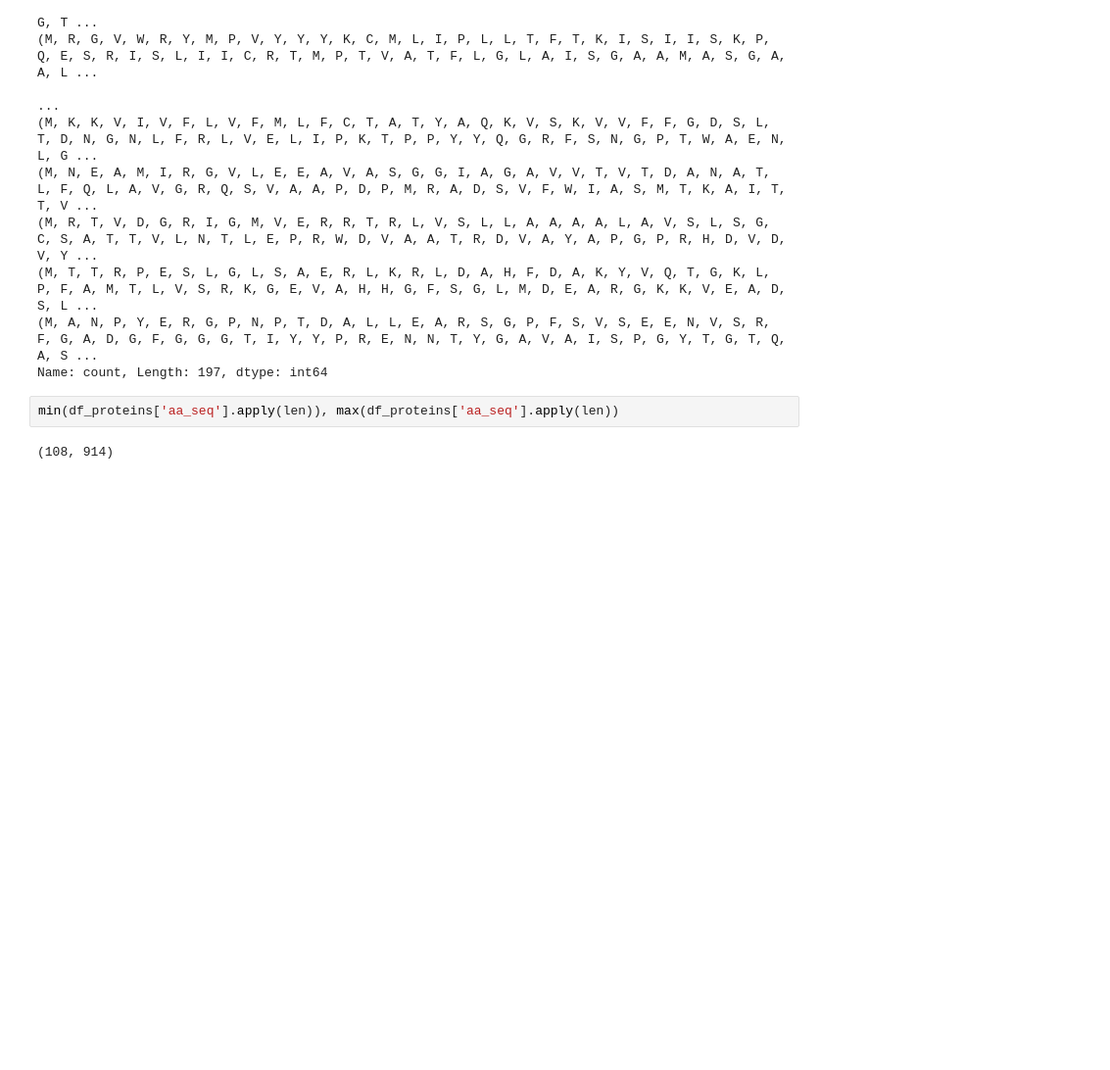
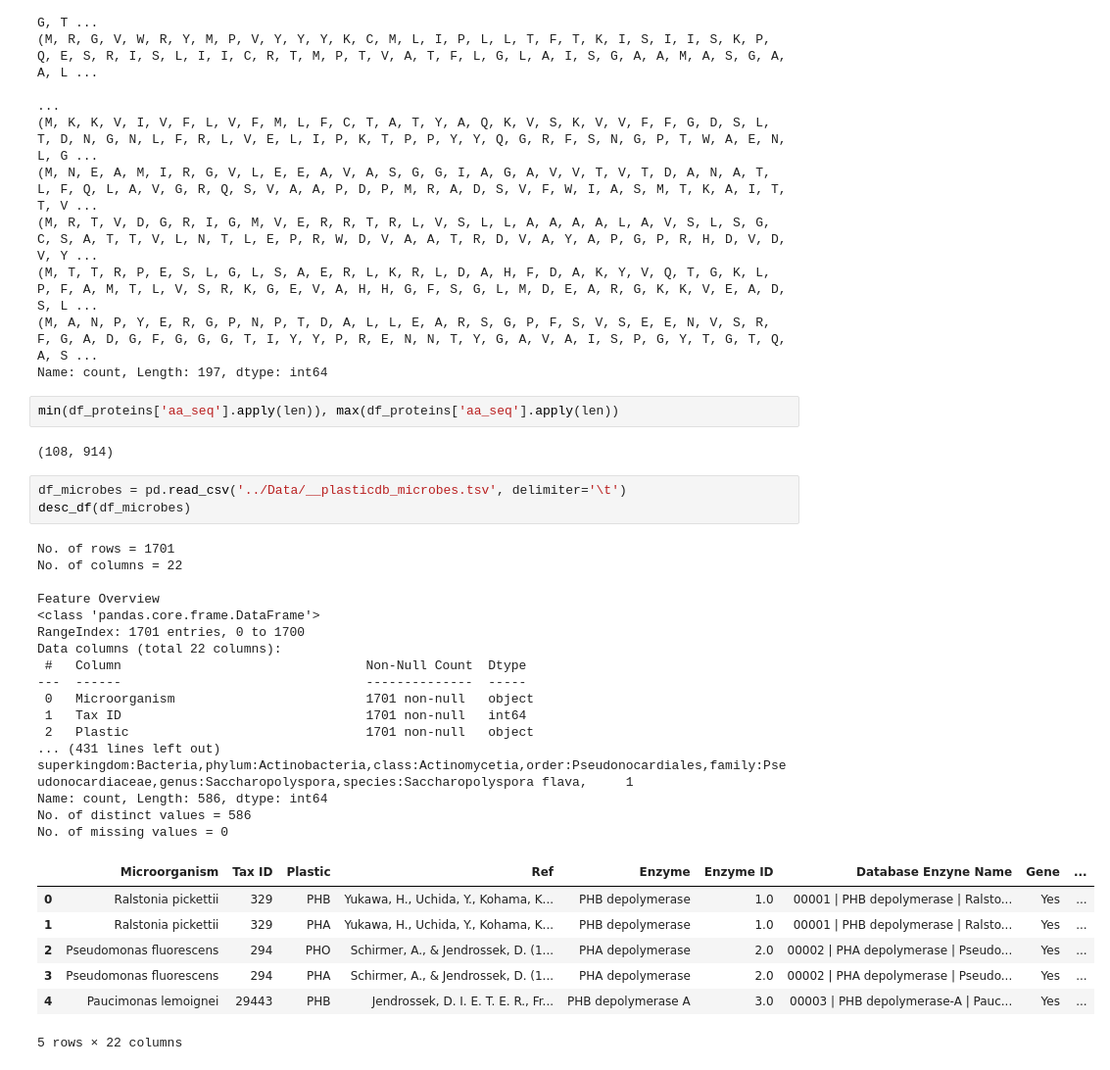
Before and after one commit to ggn1/Dissertation-TCD, a Jupyter notebook: Code/playground.ipynb, the cells around one changed output. Shown at 98% size. Cells and saved outputs as stored; diff of their text form; blank space fills up the shorter version.

```diff
--- a/Code/playground.ipynb
+++ b/Code/playground.ipynb
@@ -88,3 +93,31 @@ Name: count, Length: 197, dtype: int64
 min(df_proteins['aa_seq'].apply(len)), max(df_proteins['aa_seq'].apply(len))
 # %% [output]
 (108, 914)
+# %%
+df_microbes = pd.read_csv('../Data/__plasticdb_microbes.tsv', delimiter='\t')
+desc_df(df_microbes)
+# %% [output]
+No. of rows = 1701
+No. of columns = 22
+
+Feature Overview
+<class 'pandas.core.frame.DataFrame'>
+RangeIndex: 1701 entries, 0 to 1700
+Data columns (total 22 columns):
+ #   Column                                Non-Null Count  Dtype
+---  ------                                --------------  -----
+ 0   Microorganism                         1701 non-null   object
+ 1   Tax ID                                1701 non-null   int64
+ 2   Plastic                               1701 non-null   object
+... (431 lines left out)
+superkingdom:Bacteria,phylum:Actinobacteria,class:Actinomycetia,order:Pseudonocardiales,family:Pseudonocardiaceae,genus:Saccharopolyspora,species:Saccharopolyspora flava,     1
+Name: count, Length: 586, dtype: int64
+No. of distinct values = 586
+No. of missing values = 0
+|  | Microorganism | Tax ID | Plastic | Ref | Enzyme | Enzyme ID | Database Enzyne Name | Gene | ... |
+| 0 | Ralstonia pickettii | 329 | PHB | Yukawa, H., Uchida, Y., Kohama, K... | PHB depolymerase | 1.0 | 00001 | PHB depolymerase | Ralsto... | Yes | ... |
+| 1 | Ralstonia pickettii | 329 | PHA | Yukawa, H., Uchida, Y., Kohama, K... | PHB depolymerase | 1.0 | 00001 | PHB depolymerase | Ralsto... | Yes | ... |
+| 2 | Pseudomonas fluorescens | 294 | PHO | Schirmer, A., & Jendrossek, D. (1... | PHA depolymerase | 2.0 | 00002 | PHA depolymerase | Pseudo... | Yes | ... |
+| 3 | Pseudomonas fluorescens | 294 | PHA | Schirmer, A., & Jendrossek, D. (1... | PHA depolymerase | 2.0 | 00002 | PHA depolymerase | Pseudo... | Yes | ... |
+| 4 | Paucimonas lemoignei | 29443 | PHB | Jendrossek, D. I. E. T. E. R., Fr... | PHB depolymerase A | 3.0 | 00003 | PHB depolymerase-A | Pauc... | Yes | ... |
+5 rows × 22 columns
```
Also changed, not shown: parts of 8 cells of this notebook, 1 other file.
